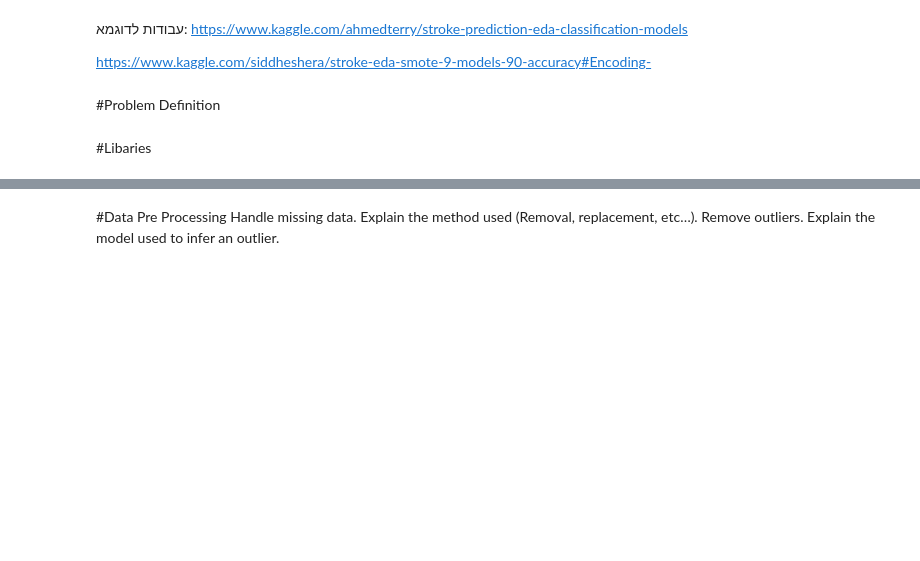
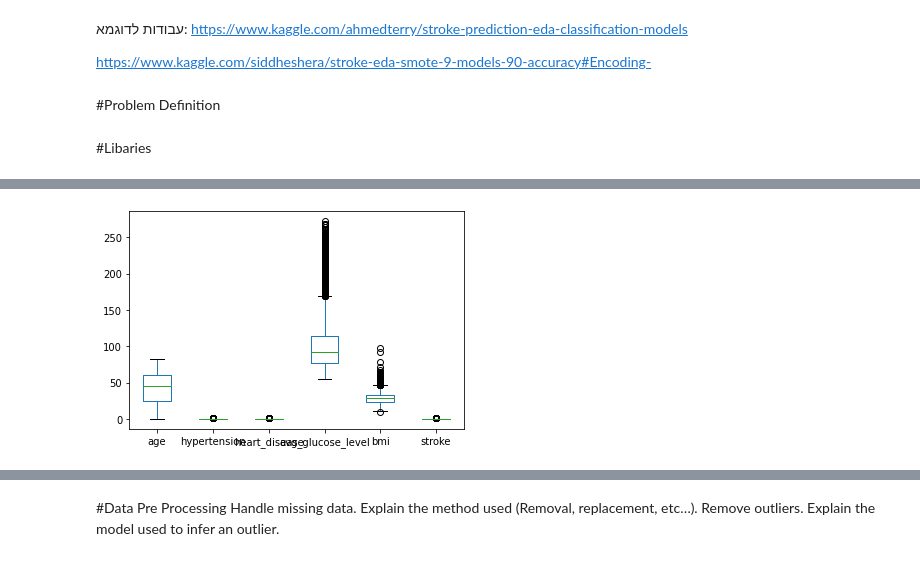
Before and after one commit to Tomer87/Naya_Classification_Project, a Jupyter notebook: Classification_Project.ipynb, the cells around one changed output, grey strips where cells are left out. Drawn from its saved outputs; the diff is of its cells as text; code cells hidden in the pictures; blank space fills up the shorter version.

```diff
--- a/Classification_Project.ipynb
+++ b/Classification_Project.ipynb
@@ -201,0 +90,5 @@ sns.pairplot(stroke);
+# %%
+path = csv_drive_path_generatoer('https://drive.google.com/file/d/1pPNDUrxfKVM1pmtBmlJ91LsdVbR_fUD5/view?usp=sharing')
+data = pd.read_csv(path)
+BU=data.copy(deep = True)
+data.head()
@@ -201,0 +150,16 @@ sns.pairplot(stroke);
+# %%
+#put average value for null BMI
+bmi_mean = data['bmi'].mean()
+data['bmi'].fillna(value=bmi_mean, inplace=True)
+print('bmi_mean:', bmi_mean)
+
+#check nulls:
+print('num of nulls:')
+print(data.isnull().sum().sum(),'\n')
+
+#
+data=data[~(data.gender=='Other')]
+
+#check Duplicates:
+print('max of row appearence')
+data.id.value_counts().max()
@@ -201,0 +196,5 @@ sns.pairplot(stroke);
+# %%
+data.plot(kind='box')
+plt.show()
+# %% [output]
+[figure, added]
```
Also changed, not shown: parts of 93 cells of this notebook.
